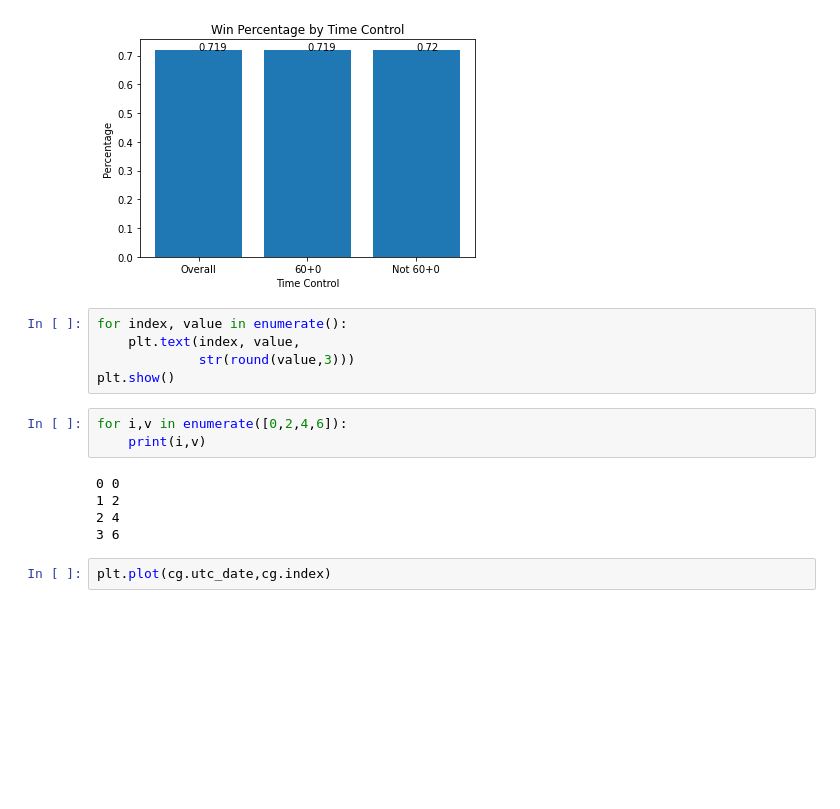
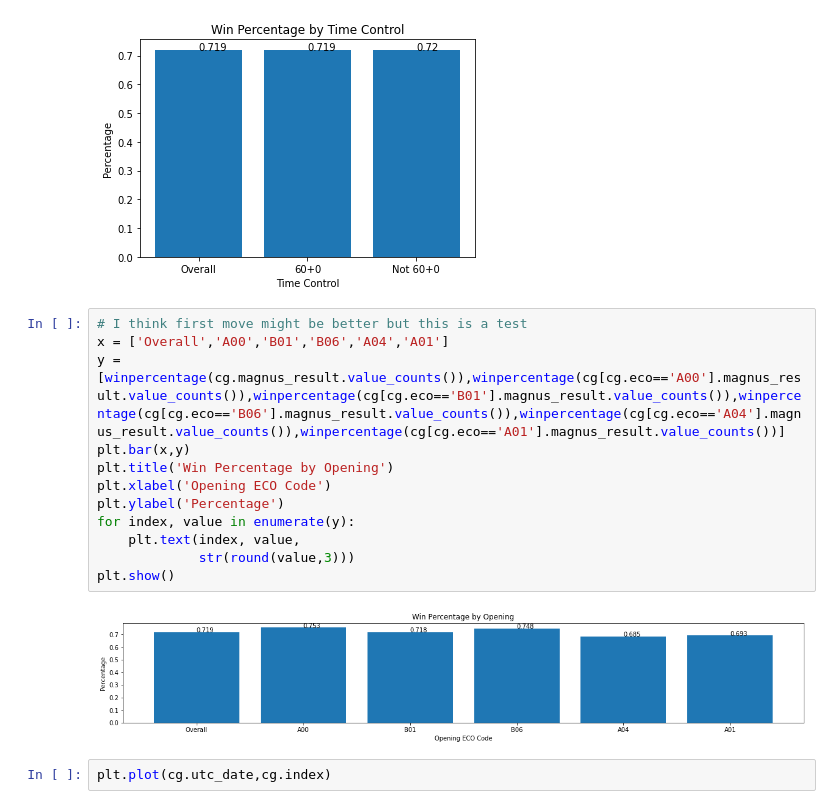
Before and after one commit to dealom/Magnus-Carlsen-Lichess-Games-Dataset-Analysis, a Jupyter notebook: Analysis.ipynb, the cells around one changed output. Cells and saved outputs as stored; diff of their text form; blank space fills up the shorter version.

Commit message:
opening

```diff
--- a/Analysis.ipynb
+++ b/Analysis.ipynb
@@ -156,19 +159,20 @@ for index, value in enumerate(y):
 plt.show()
 # %% [output]
 [figure]
-# %%
-for index, value in enumerate():
-    plt.text(index, value,
-             str(round(value,3)))
-plt.show()
-# %%
-for i,v in enumerate([0,2,4,6]):
-    print(i,v)
-# %% [output]
-0 0
-1 2
-2 4
-3 6
+# %%
+# I think first move might be better but this is a test
+x = ['Overall','A00','B01','B06','A04','A01']
+y = [winpercentage(cg.magnus_result.value_counts()),winpercentage(cg[cg.eco=='A00'].magnus_result.value_counts()),winpercentage(cg[cg.eco=='B01'].magnus_result.value_counts()),winpercentage(cg[cg.eco=='B06'].magnus_result.value_counts()),winpercentage(cg[cg.eco=='A04'].magnus_result.value_counts()),winpercentage(cg[cg.eco=='A01'].magnus_result.value_counts())]
+plt.bar(x,y)
+plt.title('Win Percentage by Opening')
+plt.xlabel('Opening ECO Code')
+plt.ylabel('Percentage')
+for index, value in enumerate(y):
+    plt.text(index, value,
+             str(round(value,3)))
+plt.show()
+# %% [output]
+[figure, added]
 # %%
 plt.plot(cg.utc_date,cg.index)
 # %% [output]
```
Also changed, not shown: parts of 3 cells of this notebook, 1 other file.
